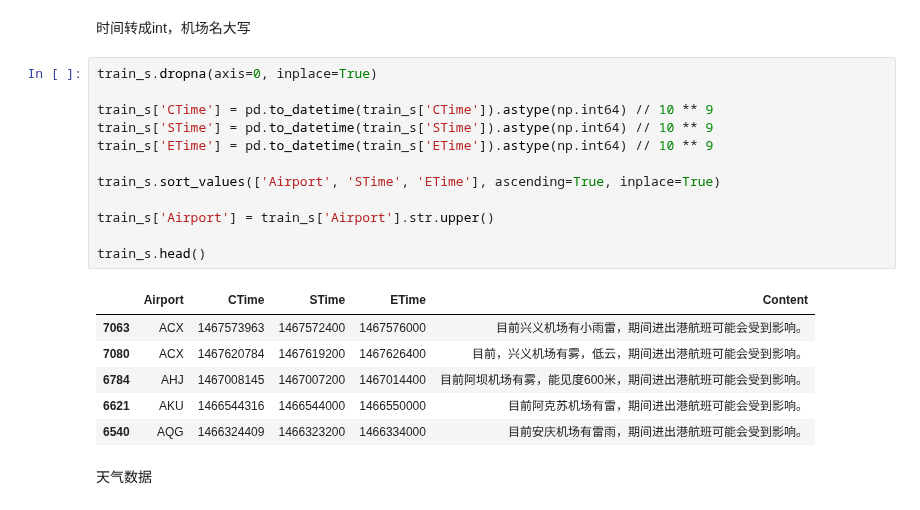
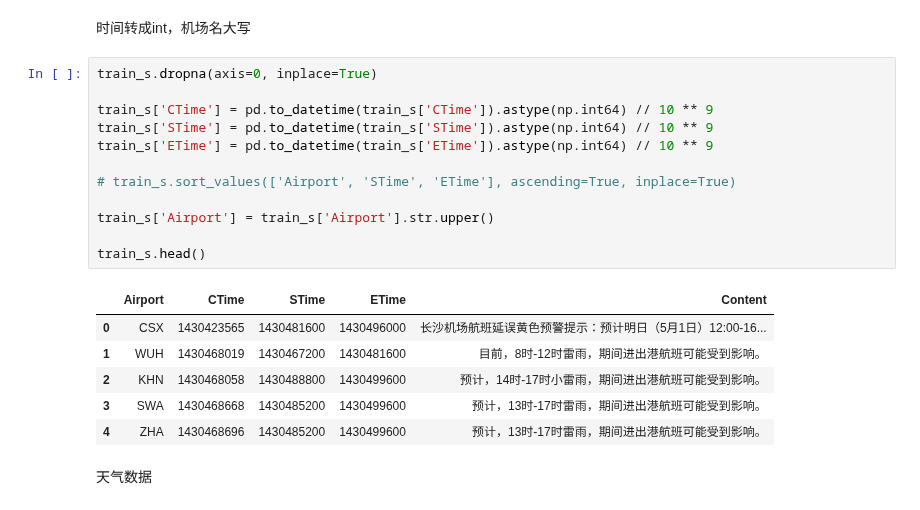
Before and after one commit to coder-ss/ml-learn, a Jupyter notebook: competition/ctrip-fight/exporing.ipynb, the cells around one changed output. Saved outputs shown, nothing was run; the diff lists cells and outputs as text.

```diff
--- a/competition/ctrip-fight/exporing.ipynb
+++ b/competition/ctrip-fight/exporing.ipynb
@@ -38,22 +46,22 @@ memory usage: 620.4+ KB
 # %%
 train_s.dropna(axis=0, inplace=True)
 
 train_s['CTime'] = pd.to_datetime(train_s['CTime']).astype(np.int64) // 10 ** 9
 train_s['STime'] = pd.to_datetime(train_s['STime']).astype(np.int64) // 10 ** 9
 train_s['ETime'] = pd.to_datetime(train_s['ETime']).astype(np.int64) // 10 ** 9
 
-train_s.sort_values(['Airport', 'STime', 'ETime'], ascending=True, inplace=True)
+# train_s.sort_values(['Airport', 'STime', 'ETime'], ascending=True, inplace=True)
 
 train_s['Airport'] = train_s['Airport'].str.upper()
 
 train_s.head()
 # %% [output]
 |  | Airport | CTime | STime | ETime | Content |
-| 7063 | ACX | 1467573963 | 1467572400 | 1467576000 | 目前兴义机场有小雨雷，期间进出港航班可能会受到影响。 |
-| 7080 | ACX | 1467620784 | 1467619200 | 1467626400 | 目前，兴义机场有雾，低云，期间进出港航班可能会受到影响。 |
-| 6784 | AHJ | 1467008145 | 1467007200 | 1467014400 | 目前阿坝机场有雾，能见度600米，期间进出港航班可能会受到影响。 |
-| 6621 | AKU | 1466544316 | 1466544000 | 1466550000 | 目前阿克苏机场有雷，期间进出港航班可能会受到影响。 |
-| 6540 | AQG | 1466324409 | 1466323200 | 1466334000 | 目前安庆机场有雷雨，期间进出港航班可能会受到影响。 |
+| 0 | CSX | 1430423565 | 1430481600 | 1430496000 | 长沙机场航班延误黄色预警提示：预计明日（5月1日）12:00-16... |
+| 1 | WUH | 1430468019 | 1430467200 | 1430481600 | 目前，8时-12时雷雨，期间进出港航班可能受到影响。 |
+| 2 | KHN | 1430468058 | 1430488800 | 1430499600 | 预计，14时-17时小雷雨，期间进出港航班可能受到影响。 |
+| 3 | SWA | 1430468668 | 1430485200 | 1430499600 | 预计，13时-17时雷雨，期间进出港航班可能受到影响。 |
+| 4 | ZHA | 1430468696 | 1430485200 | 1430499600 | 预计，13时-17时雷雨，期间进出港航班可能受到影响。 |
 # %% [markdown]
 天气数据
 # %%
```
Also changed, not shown: parts of 12 cells of this notebook, 3 other files.
